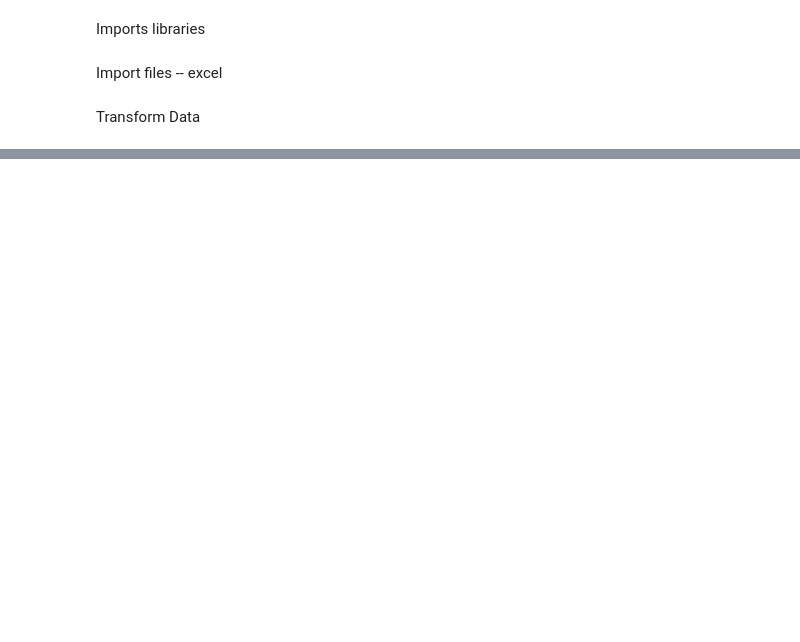
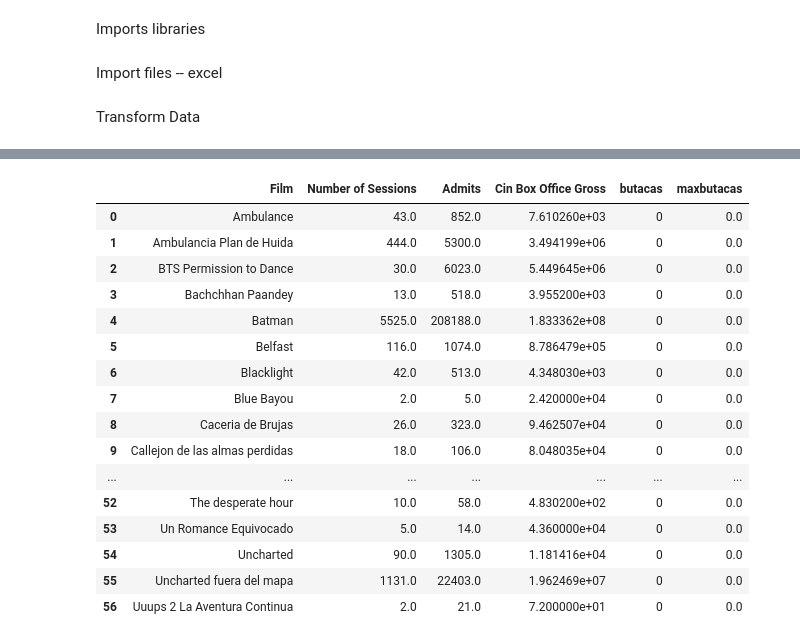
Before and after one commit to kevin-Oz/CE_pandas, a Jupyter notebook: parcial_ejercicio2.ipynb, the cells around one changed output, grey strips where cells are left out. Saved outputs shown, nothing was run; the diff lists cells and outputs as text; code cells hidden in the pictures; blank space fills up the shorter version.

```diff
--- a/parcial_ejercicio2.ipynb
+++ b/parcial_ejercicio2.ipynb
@@ -55,2 +52,0 @@ Remove Totals
-# %%
-filter_valid_rows = filter_valid_rows.drop(filter_valid_rows.index[remove_index_list])
@@ -59,4 +52,0 @@ Reduce results
-# %%
-for index, row in filter_valid_rows.iterrows():
-    film_index = ( str(row['Film']) ).find('(')
-    filter_valid_rows.at[index,'Film'] = (str(row['Film'])[0:film_index])
@@ -78,0 +75,2 @@ filter_valid_rows
+# %%
+filter_valid_rows["Film"] = filter_valid_rows["Film"].str.split("\(").str.get(0)
@@ -78,0 +138,23 @@ filter_valid_rows
+# %%
+movies = filter_valid_rows.groupby("Film").agg(sum)
+movies.reset_index(inplace=True)
+# %%
+movies
+# %% [output]
+|  | Film | Number of Sessions | Admits | Cin Box Office Gross | butacas | maxbutacas |
+| 0 | Ambulance | 43.0 | 852.0 | 7.610260e+03 | 0 | 0.0 |
+| 1 | Ambulancia Plan de Huida | 444.0 | 5300.0 | 3.494199e+06 | 0 | 0.0 |
+| 2 | BTS Permission to Dance | 30.0 | 6023.0 | 5.449645e+06 | 0 | 0.0 |
+| 3 | Bachchhan Paandey | 13.0 | 518.0 | 3.955200e+03 | 0 | 0.0 |
+| 4 | Batman | 5525.0 | 208188.0 | 1.833362e+08 | 0 | 0.0 |
+| 5 | Belfast | 116.0 | 1074.0 | 8.786479e+05 | 0 | 0.0 |
+| 6 | Blacklight | 42.0 | 513.0 | 4.348030e+03 | 0 | 0.0 |
+| 7 | Blue Bayou | 2.0 | 5.0 | 2.420000e+04 | 0 | 0.0 |
+| 8 | Caceria de Brujas | 26.0 | 323.0 | 9.462507e+04 | 0 | 0.0 |
+| 9 | Callejon de las almas perdidas | 18.0 | 106.0 | 8.048035e+04 | 0 | 0.0 |
+| ... | ... | ... | ... | ... | ... | ... |
+| 52 | The desperate hour | 10.0 | 58.0 | 4.830200e+02 | 0 | 0.0 |
+| 53 | Un Romance Equivocado | 5.0 | 14.0 | 4.360000e+04 | 0 | 0.0 |
+| 54 | Uncharted | 90.0 | 1305.0 | 1.181416e+04 | 0 | 0.0 |
+| 55 | Uncharted fuera del mapa | 1131.0 | 22403.0 | 1.962469e+07 | 0 | 0.0 |
+| 56 | Uuups 2 La Aventura Continua | 2.0 | 21.0 | 7.200000e+01 | 0 | 0.0 |
```
Also changed, not shown: parts of 16 cells of this notebook.
